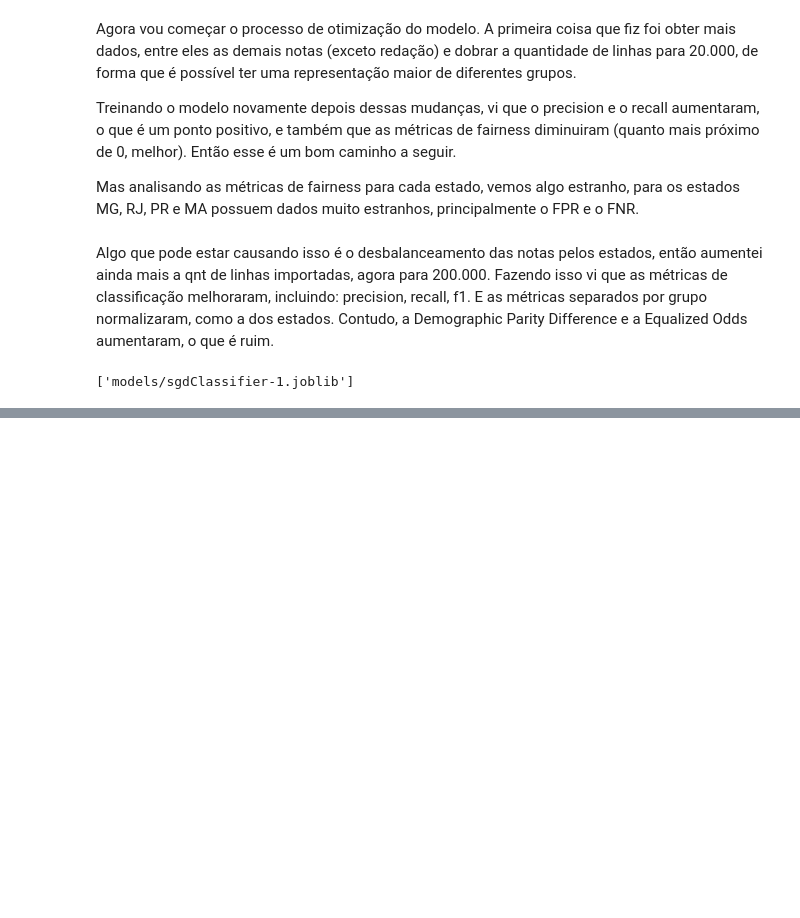
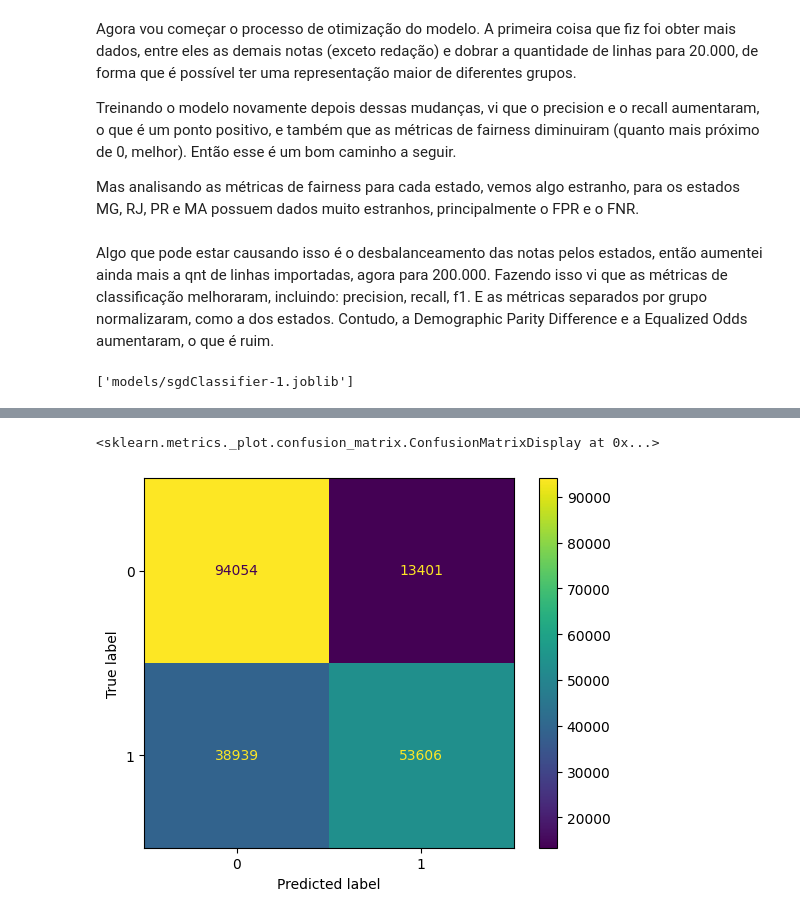
Before and after one commit to Phenriqx/algorithmic-fairness-enem, a Jupyter notebook: testing.ipynb, the cells around one changed output, grey strips where cells are left out. Saved outputs shown, nothing was run; the diff lists cells and outputs as text; code cells hidden in the pictures; blank space fills up the shorter version.

```diff
--- a/testing.ipynb
+++ b/testing.ipynb
@@ -681,0 +720,3 @@ joblib.dump(classifier_model1_pipeline, 'models/sgdClassifier-1.joblib')
+# %%
+# new_preds = (classifier_model1_pipeline.predict_proba(X)[:, 1] > threshold_90_precision).astype(int)
+new_preds_80 = (y_train_pred >= threshold_80_precision)
@@ -681,0 +729,5 @@ joblib.dump(classifier_model1_pipeline, 'models/sgdClassifier-1.joblib')
+# %%
+ConfusionMatrixDisplay.from_predictions(y_classificacao, new_preds_80)
+# %% [output]
+<sklearn.metrics._plot.confusion_matrix.ConfusionMatrixDisplay at 0x...>
+[figure, added]
```
Also changed, not shown: parts of 16 cells of this notebook, 1 other file.
